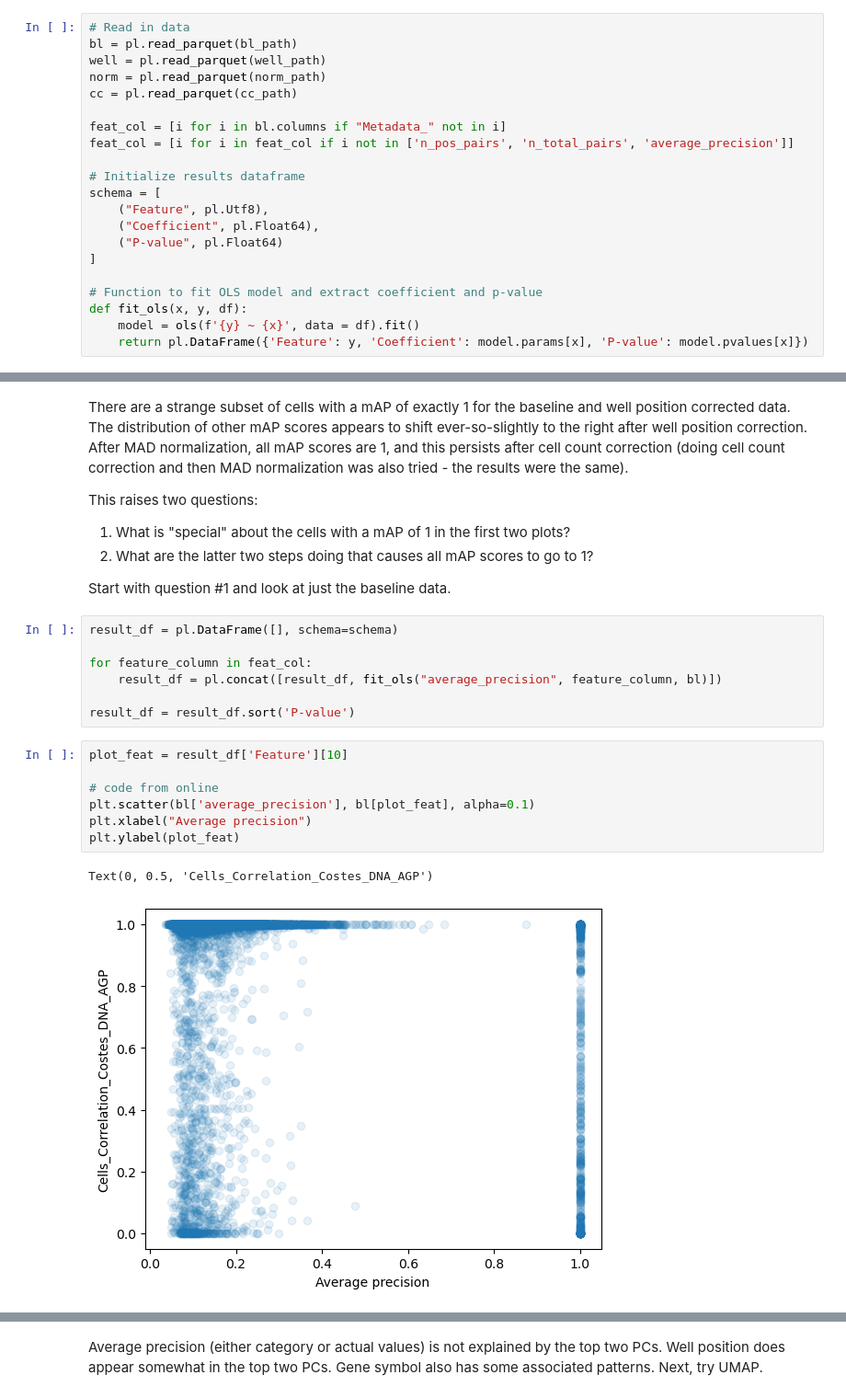
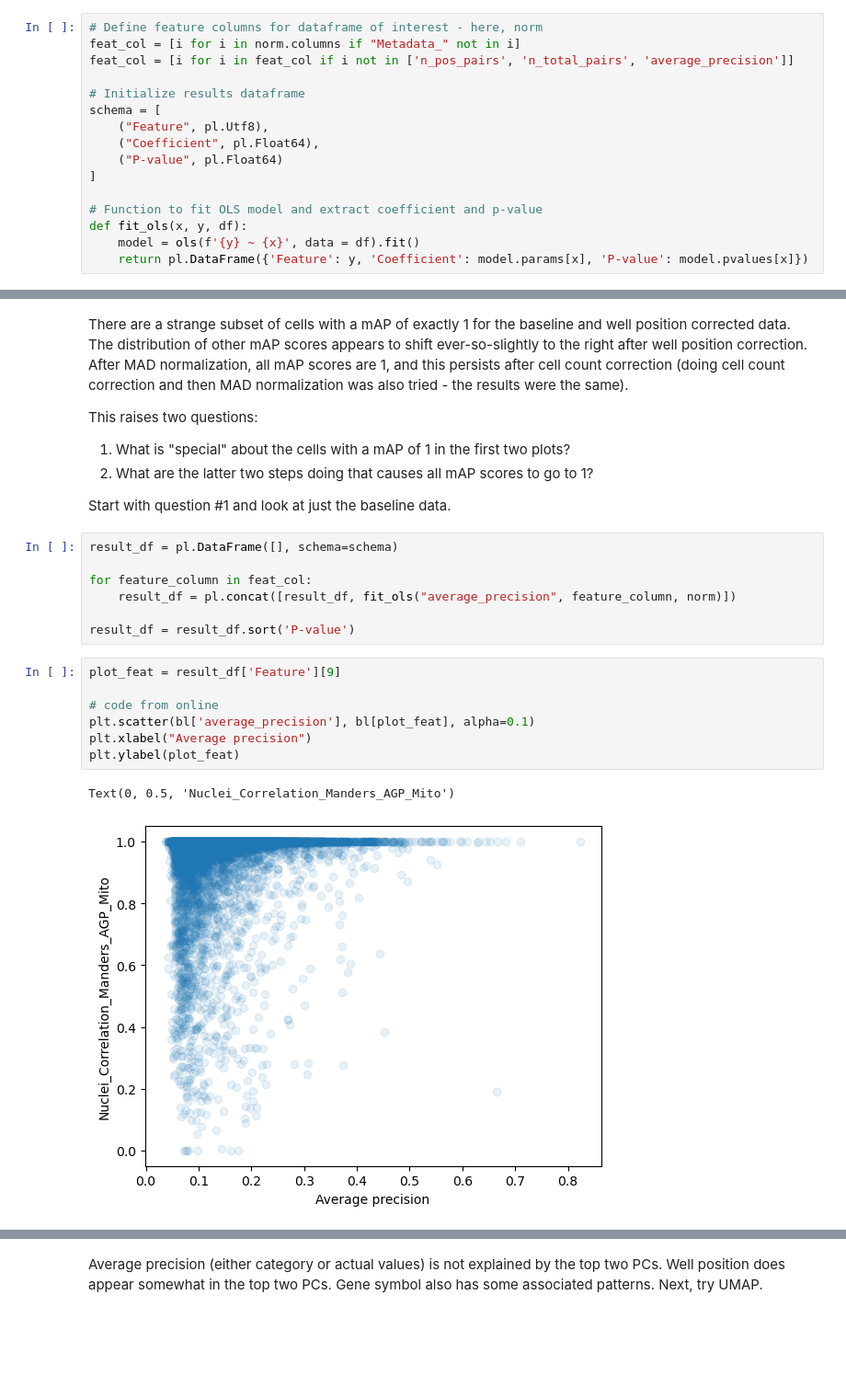
Before and after one commit to runxi-shen/2021_09_01_VarChAMP, a Jupyter notebook: 7.downstream_analysis_jess/notebooks/explore_map_results.ipynb, the cells around one changed output, grey strips where cells are left out. Shown at 92% size. Cells and saved outputs as stored; diff of their text form; blank space fills up the shorter version.

```diff
--- a/7.downstream_analysis_jess/notebooks/explore_map_results.ipynb
+++ b/7.downstream_analysis_jess/notebooks/explore_map_results.ipynb
@@ -41,11 +48,6 @@ First, we read in data files corresponding to the different processing steps and
 # %%
-# Read in data
-bl = pl.read_parquet(bl_path)
-well = pl.read_parquet(well_path)
-norm = pl.read_parquet(norm_path)
-cc = pl.read_parquet(cc_path)
-
-feat_col = [i for i in bl.columns if "Metadata_" not in i]
+# Define feature columns for dataframe of interest - here, norm
+feat_col = [i for i in norm.columns if "Metadata_" not in i]
 feat_col = [i for i in feat_col if i not in ['n_pos_pairs', 'n_total_pairs', 'average_precision']]
 
 # Initialize results dataframe
@@ -101,16 +103,16 @@ Start with question #1 and look at just the baseline data.
 result_df = pl.DataFrame([], schema=schema)
 
 for feature_column in feat_col:
-    result_df = pl.concat([result_df, fit_ols("average_precision", feature_column, bl)])
+    result_df = pl.concat([result_df, fit_ols("average_precision", feature_column, norm)])
 
 result_df = result_df.sort('P-value')
 # %%
-plot_feat = result_df['Feature'][10]
+plot_feat = result_df['Feature'][9]
 
 # code from online
 plt.scatter(bl['average_precision'], bl[plot_feat], alpha=0.1)
 plt.xlabel("Average precision")
 plt.ylabel(plot_feat)
 # %% [output]
-Text(0, 0.5, 'Cells_Correlation_Costes_DNA_AGP')
+Text(0, 0.5, 'Nuclei_Correlation_Manders_AGP_Mito')
-[figure, old version]
+[figure, new version]
```
Also changed, not shown: parts of 25 cells of this notebook.
